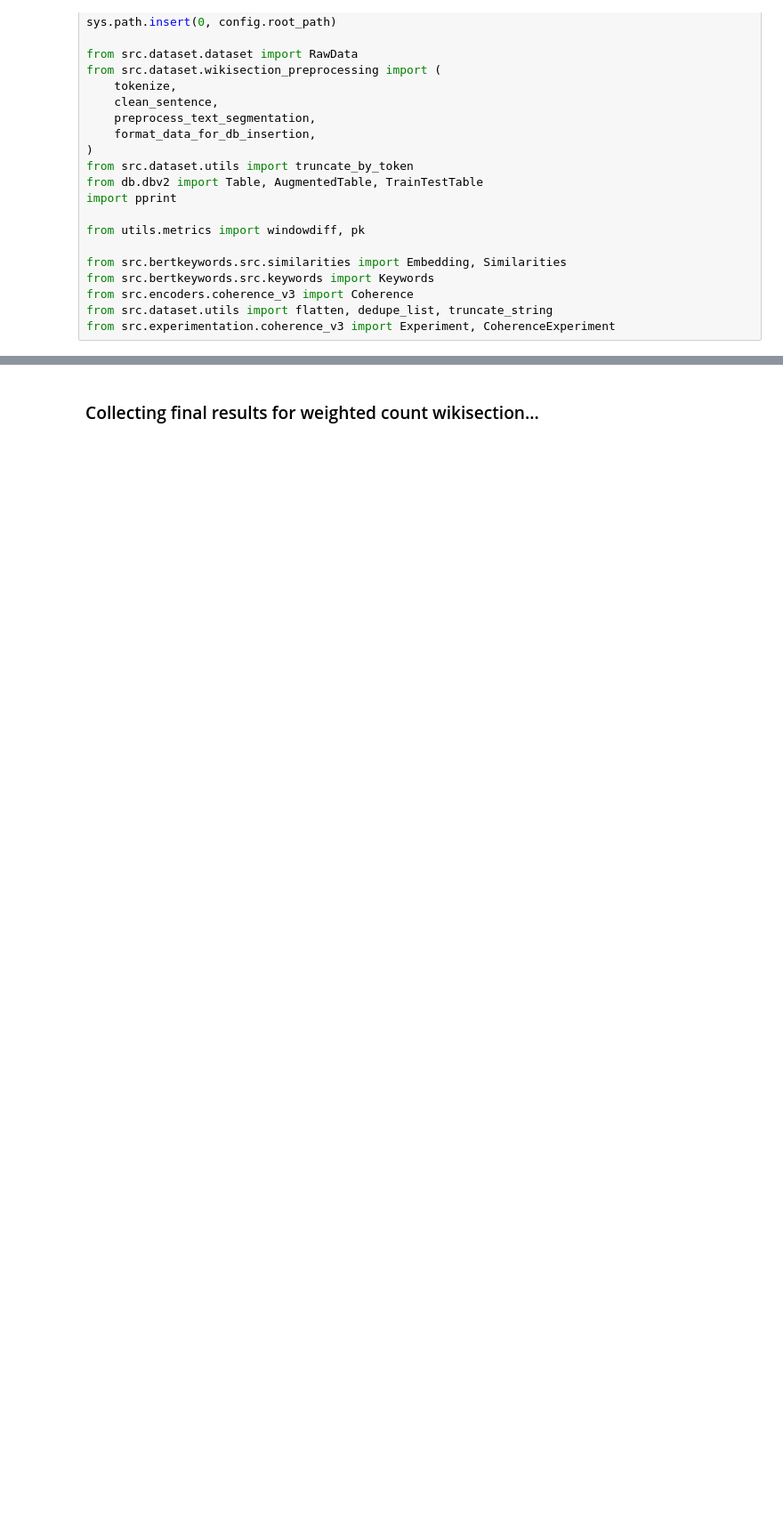
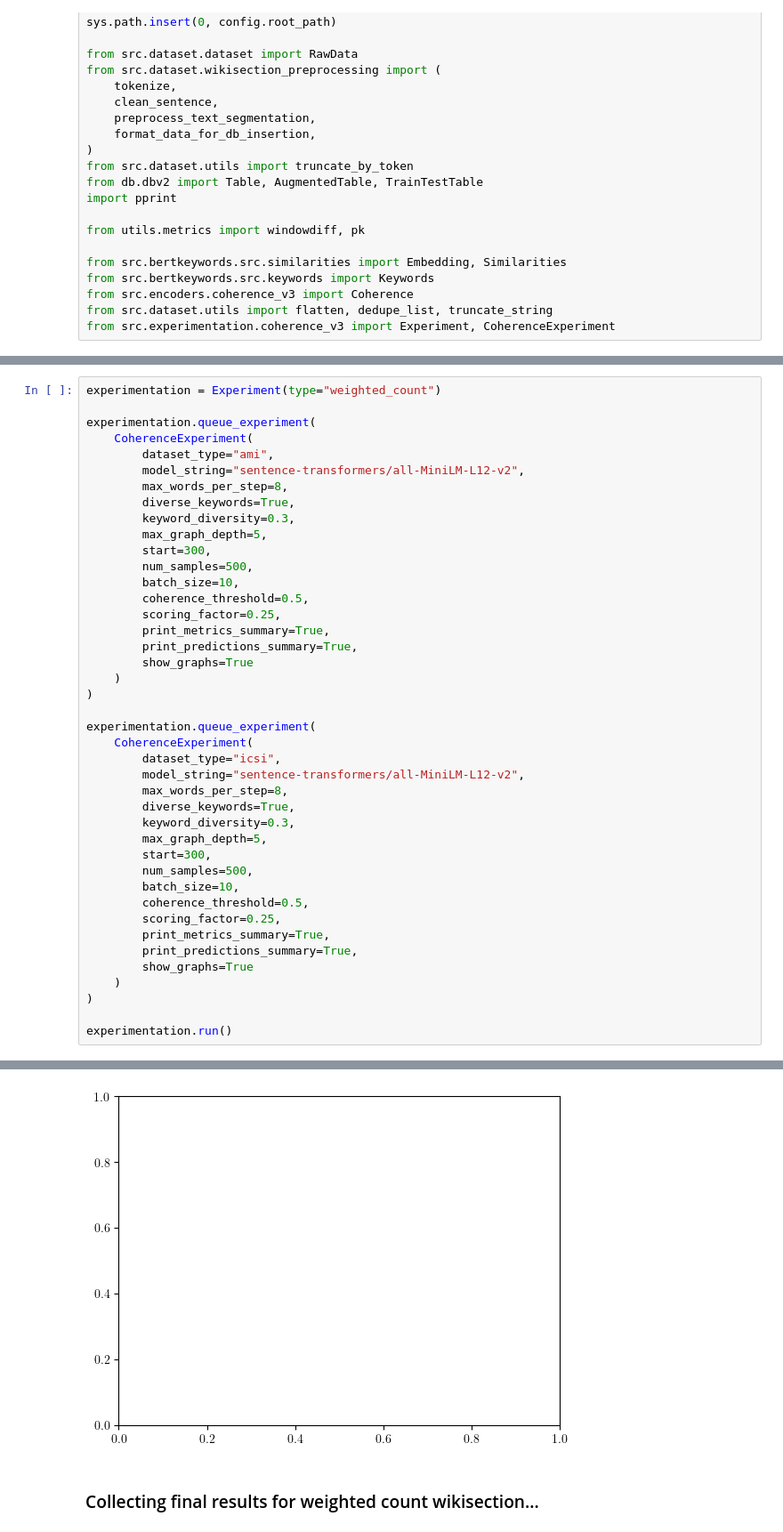
Before and after one commit to HumanMachineLab/CoherenceGraph, a Jupyter notebook: notebooks/1.0-coherence-graph-experimentation.ipynb, the cells around one changed output, grey strips where cells are left out. Shown at 89% size. Drawn from its saved outputs; the diff is of its cells as text; blank space fills up the shorter version.

```diff
--- a/notebooks/1.0-coherence-graph-experimentation.ipynb
+++ b/notebooks/1.0-coherence-graph-experimentation.ipynb
@@ -127,0 +161,43 @@ Experiment 1 - wfYtl complete.
+# %%
+experimentation = Experiment(type="weighted_count")
+
+experimentation.queue_experiment(
+    CoherenceExperiment(
+        dataset_type="ami",
+        model_string="sentence-transformers/all-MiniLM-L12-v2",
+        max_words_per_step=8,
+        diverse_keywords=True,
+        keyword_diversity=0.3,
+        max_graph_depth=5,
+        start=300,
+        num_samples=500,
+        batch_size=10,
+        coherence_threshold=0.5,
+        scoring_factor=0.25,
+        print_metrics_summary=True,
+        print_predictions_summary=True,
+        show_graphs=True
+    )
+)
+
+experimentation.queue_experiment(
+    CoherenceExperiment(
+        dataset_type="icsi",
+        model_string="sentence-transformers/all-MiniLM-L12-v2",
+        max_words_per_step=8,
+        diverse_keywords=True,
+        keyword_diversity=0.3,
+        max_graph_depth=5,
+        start=300,
+        num_samples=500,
+        batch_size=10,
+        coherence_threshold=0.5,
+        scoring_factor=0.25,
+        print_metrics_summary=True,
+        print_predictions_summary=True,
+        show_graphs=True
+    )
+)
+
+experimentation.run()
+# %% [output]
@@ -128,3 +221,4 @@ Experiment 1 - wfYtl complete.
+[figure, added]
 # %% [markdown]
 ### Collecting final results for weighted count wikisection...
 # %%
```
Also changed, not shown: parts of 8 cells of this notebook, 5 other files.
